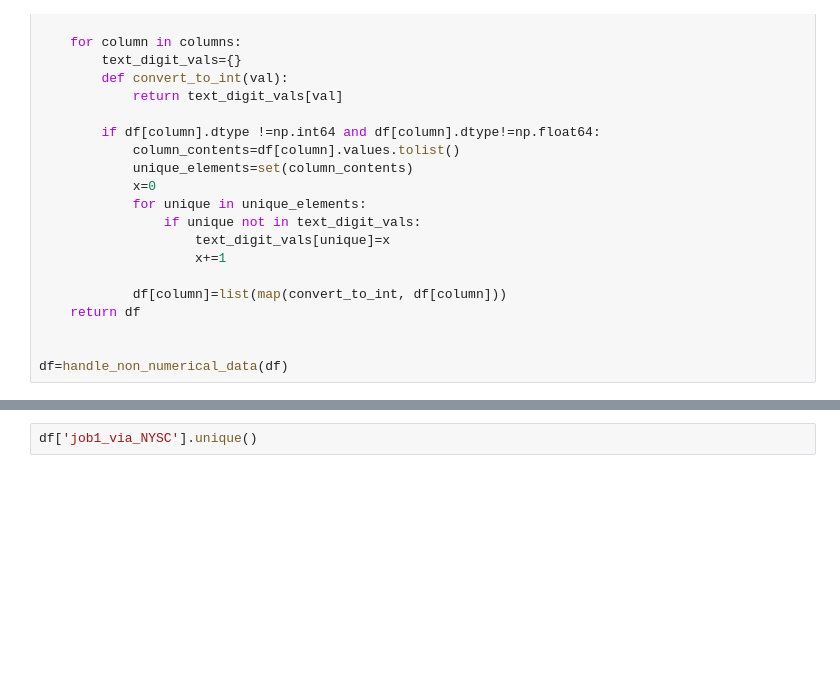
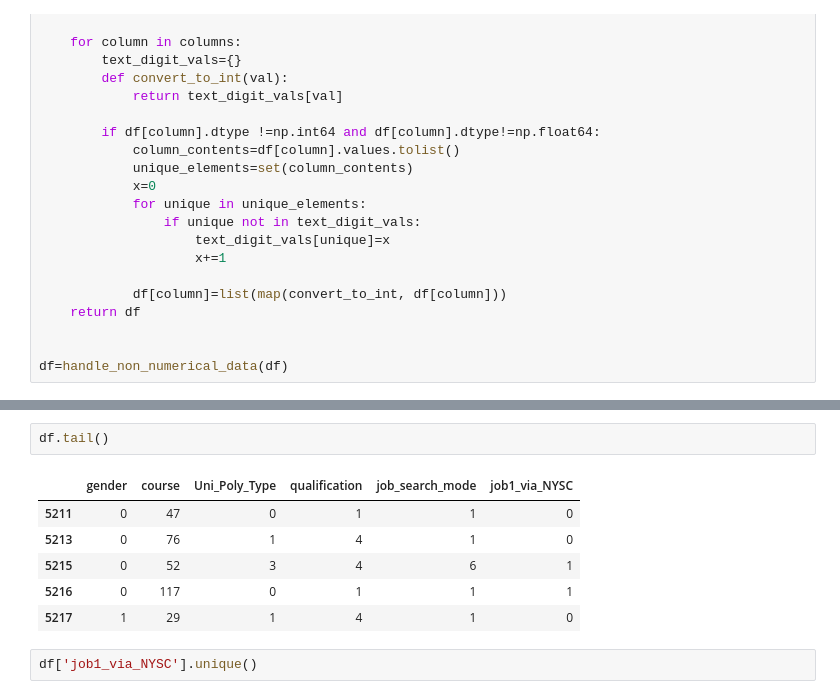
Before and after one commit to Goldochim/SCA-DS-C3-FINAL-PROJECT, a Jupyter notebook: SCA FINAL PROJECT-TO DEPLOY.ipynb, the cells around one changed output, grey strips where cells are left out. Cells and saved outputs as stored; diff of their text form; blank space fills up the shorter version.

```diff
--- a/SCA FINAL PROJECT-TO DEPLOY.ipynb
+++ b/SCA FINAL PROJECT-TO DEPLOY.ipynb
@@ -362,3 +373,12 @@ df.head()
+# %%
+df.tail()
+# %% [output]
+|  | gender | course | Uni_Poly_Type | qualification | job_search_mode | job1_via_NYSC |
+| 5211 | 0 | 47 | 0 | 1 | 1 | 0 |
+| 5213 | 0 | 76 | 1 | 4 | 1 | 0 |
+| 5215 | 0 | 52 | 3 | 4 | 6 | 1 |
+| 5216 | 0 | 117 | 0 | 1 | 1 | 1 |
+| 5217 | 1 | 29 | 1 | 4 | 1 | 0 |
 # %%
 df['job1_via_NYSC'].unique()
 # %% [output]
```
Also changed, not shown: parts of 7 cells of this notebook.
